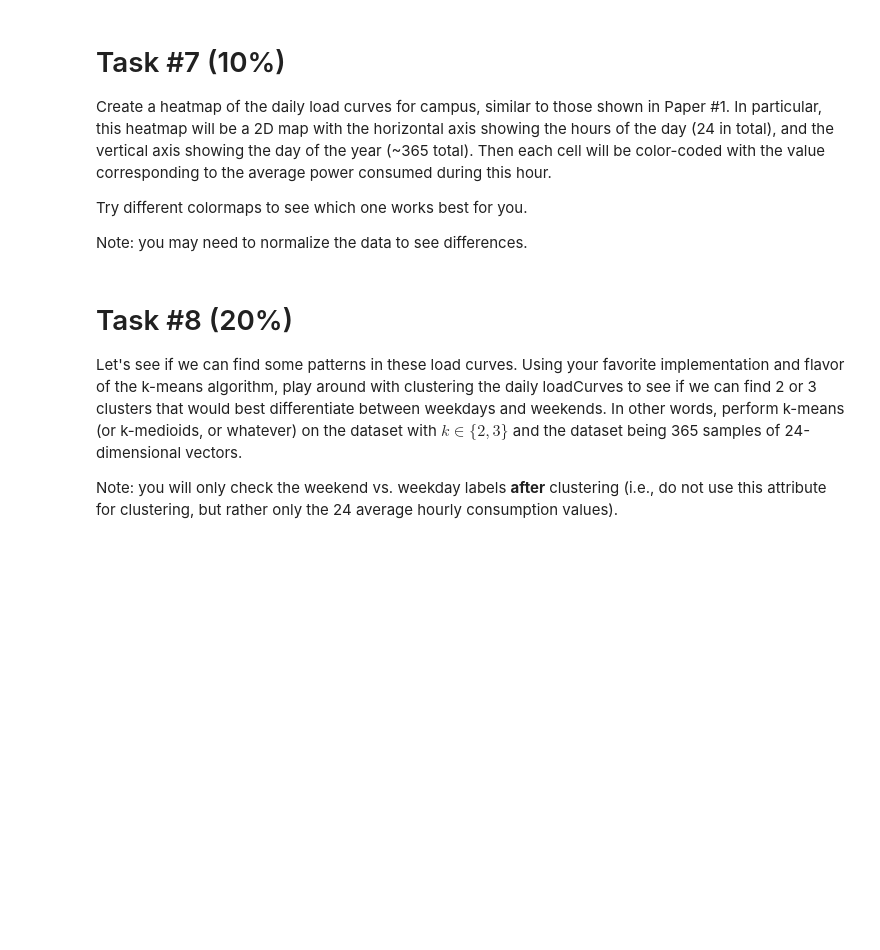
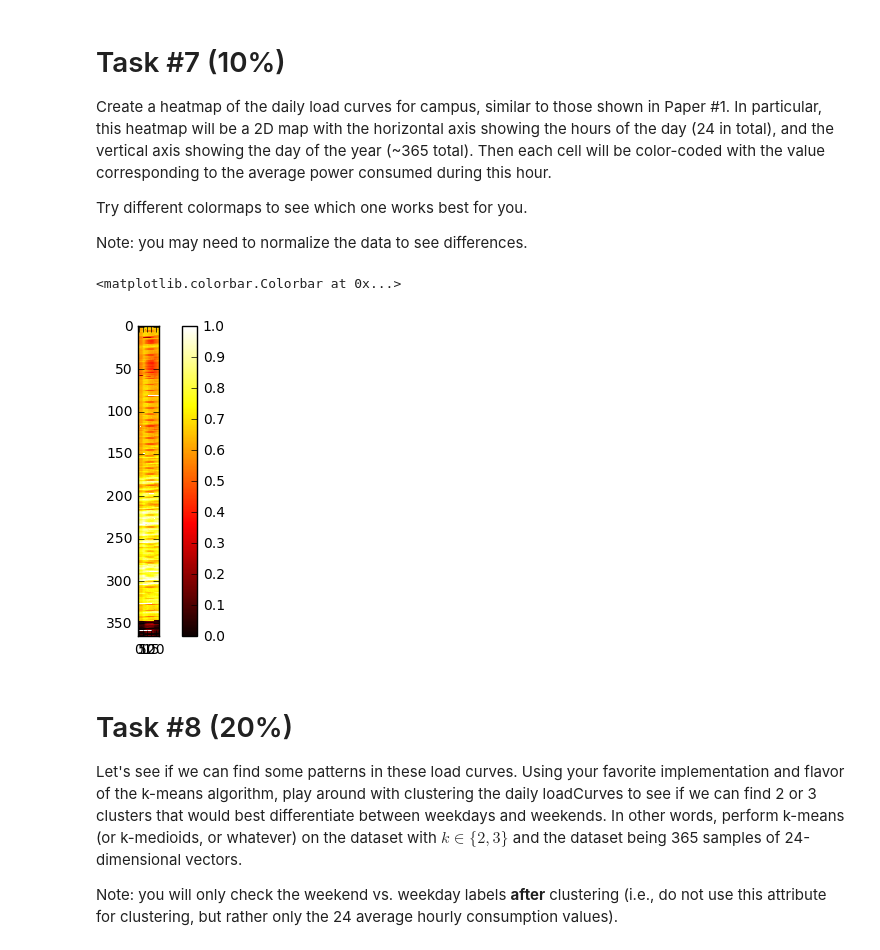
Before and after one commit to rmalliga/Roja-Malligarjunan, a Jupyter notebook: homework2_starter.ipynb, the cells around one changed output. Saved outputs shown, nothing was run; the diff lists cells and outputs as text; code cells hidden in the pictures; blank space fills up the shorter version.

```diff
--- a/homework2_starter.ipynb
+++ b/homework2_starter.ipynb
@@ -74,0 +327,6 @@
+# %%
+t7=s.drop('Point name',axis=1)
+loadCurves=t7.groupby([t7['Time'].dt.date,t7['Time'].dt.hour]).mean()
+loadCurves1=loadCurves.drop(loadCurves.columns[1],axis=1)
+loadCurves1=loadCurves1.unstack()
+loadCurves1
@@ -84,3 +361,11 @@ Note: you may need to normalize the data to see differences.
+# %%
+loadCurves1=(loadCurves1-loadCurves1.min())/(loadCurves1.max()-loadCurves1.min())
+
+plt.imshow(loadCurves1,cmap='hot',interpolation='nearest')
+plt.colorbar()
+# %% [output]
+<matplotlib.colorbar.Colorbar at 0x...>
+[figure, added]
 # %% [markdown]
 # Task \#8 (20%)
 
```
Also changed, not shown: parts of 20 cells of this notebook.
